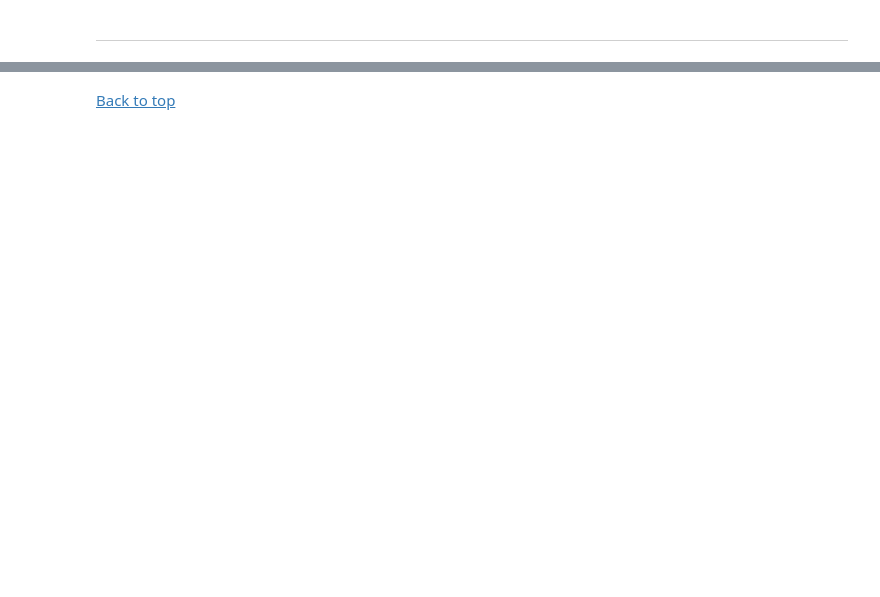
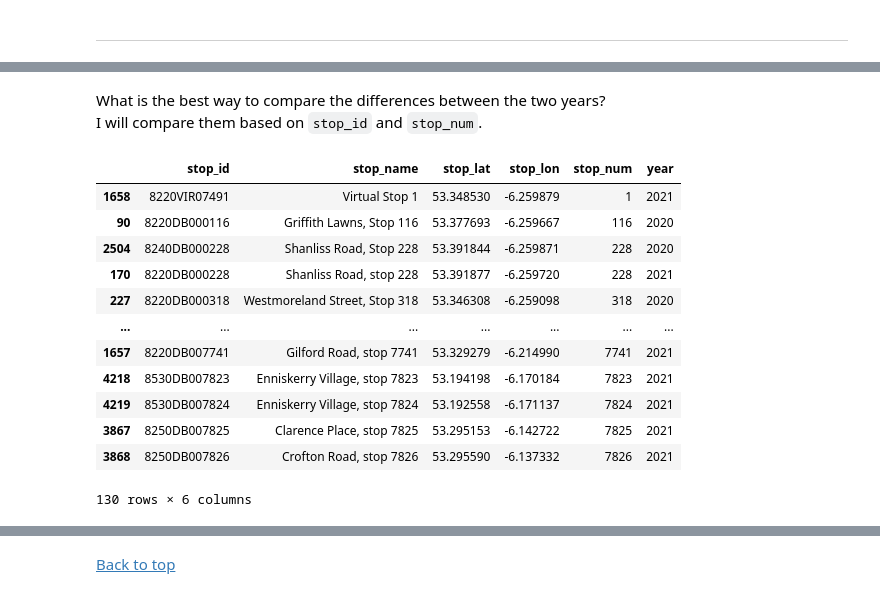
Before and after one commit to CityRoute/Data-Analytics-CityRoute, a Jupyter notebook: Dublin_Bus_GTFS/Bus-Stop-Analysis.ipynb, the cells around one changed output, grey strips where cells are left out. Drawn from its saved outputs; the diff is of its cells as text; code cells hidden in the pictures; blank space fills up the shorter version.

```diff
--- a/Dublin_Bus_GTFS/Bus-Stop-Analysis.ipynb
+++ b/Dublin_Bus_GTFS/Bus-Stop-Analysis.ipynb
@@ -244,0 +387,4 @@ df_2021_changes.head(10)
+# %%
+# extract stop number from stop name and create new feature
+df_2020['stop_num'] = df_2020['stop_name'].str[::-1].str.extract('(\d+)')
+df_2020['stop_num'] = df_2020['stop_num'].str[::-1]
@@ -244,0 +405,5 @@ df_2021_changes.head(10)
+# %%
+# keep only the rows that have values for stop_num
+df_2020 = df_2020[df_2020['stop_num'].notna()]
+# check again if there are empty values for stop_num
+df_2020['stop_num'].isnull().sum()
@@ -244,0 +425,6 @@ df_2021_changes.head(10)
+# %%
+# convert stop num feature to type int for 2020 dataset
+df_2020['stop_num'] = df_2020['stop_num'].astype('int64')
+
+# sort dataframe by stop num
+df_2020 = df_2020.sort_values(by='stop_num', ascending=True)
@@ -244,0 +451,24 @@ df_2021_changes.head(10)
+# %%
+# create new feature 'year' to identify which dataset stop is from
+df_2020['year'] = 2020
+df_2021['year'] = 2021
+# %% [markdown]
+What is the best way to compare the differences between the two years?
+I will compare them based on `stop_id` and `stop_num`.
+# %%
+# getting the differences between the two years based on stop_id
+pd.concat([df_2020,df_2021]).drop_duplicates(subset=['stop_id'],keep=False).sort_values(by='stop_num', ascending=True)
+# %% [output]
+|  | stop_id | stop_name | stop_lat | stop_lon | stop_num | year |
+| 1658 | 8220VIR07491 | Virtual Stop 1 | 53.348530 | -6.259879 | 1 | 2021 |
+| 90 | 8220DB000116 | Griffith Lawns, Stop 116 | 53.377693 | -6.259667 | 116 | 2020 |
+| 2504 | 8240DB000228 | Shanliss Road, Stop 228 | 53.391844 | -6.259871 | 228 | 2020 |
+| 170 | 8220DB000228 | Shanliss Road, stop 228 | 53.391877 | -6.259720 | 228 | 2021 |
+| 227 | 8220DB000318 | Westmoreland Street, Stop 318 | 53.346308 | -6.259098 | 318 | 2020 |
+| ... | ... | ... | ... | ... | ... | ... |
+| 1657 | 8220DB007741 | Gilford Road, stop 7741 | 53.329279 | -6.214990 | 7741 | 2021 |
+| 4218 | 8530DB007823 | Enniskerry Village, stop 7823 | 53.194198 | -6.170184 | 7823 | 2021 |
+| 4219 | 8530DB007824 | Enniskerry Village, stop 7824 | 53.192558 | -6.171137 | 7824 | 2021 |
+| 3867 | 8250DB007825 | Clarence Place, stop 7825 | 53.295153 | -6.142722 | 7825 | 2021 |
+| 3868 | 8250DB007826 | Crofton Road, stop 7826 | 53.295590 | -6.137332 | 7826 | 2021 |
+130 rows × 6 columns
```
Also changed, not shown: parts of 62 cells of this notebook, 3 other files.
